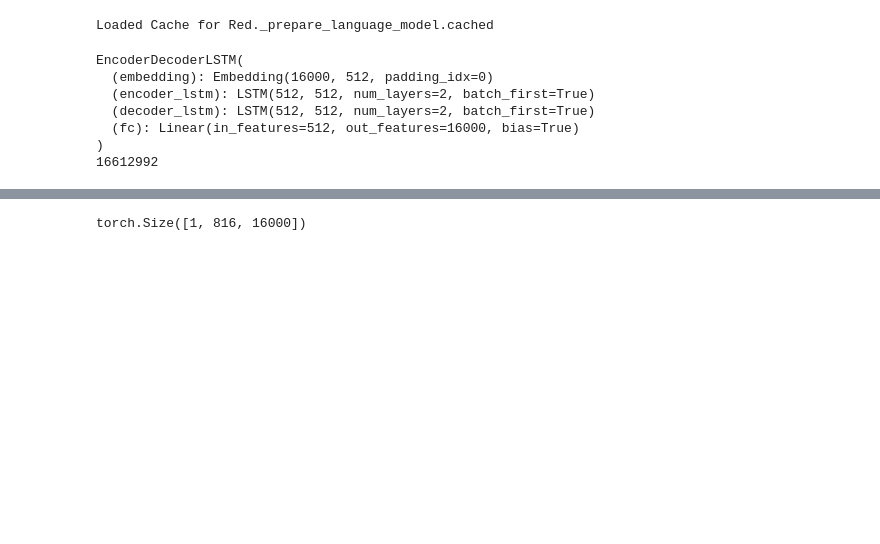
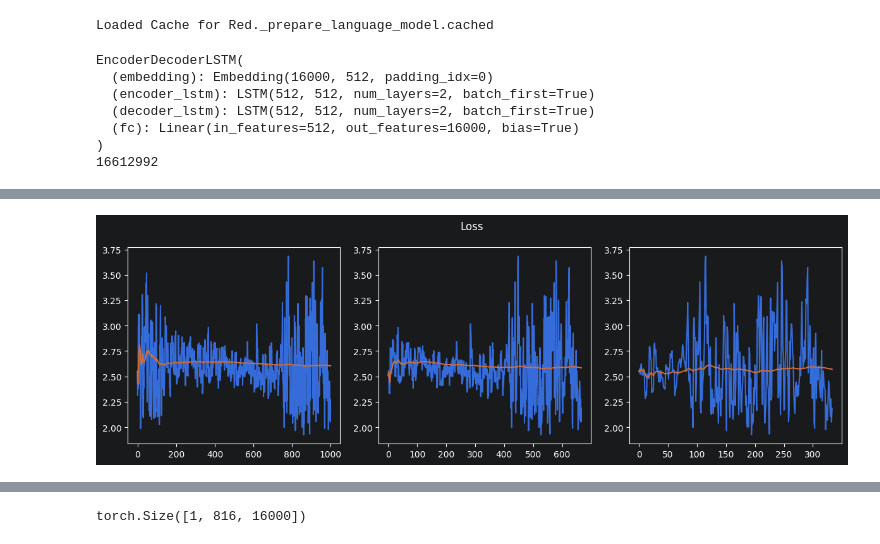
Before and after one commit to Minecraftian14/dl-gen-lyrics, a Jupyter notebook: sandbox/primer_red_sanity_run.ipynb, the cells around one changed output, grey strips where cells are left out. Saved outputs shown, nothing was run; the diff lists cells and outputs as text; code cells hidden in the pictures; blank space fills up the shorter version.

```diff
--- a/sandbox/primer_red_sanity_run.ipynb
+++ b/sandbox/primer_red_sanity_run.ipynb
@@ -139,3 +153,10 @@ except:
+# %%
+try:
+    red.language_model.trainer.plot_loss(loss['train.batch'][-1000:])
+except:
+    traceback.print_exc()
+# %% [output]
+[figure, added]
 # %%
 try:
     if train_language_model:
```
Also changed, not shown: parts of 14 cells of this notebook, 3 other files.
